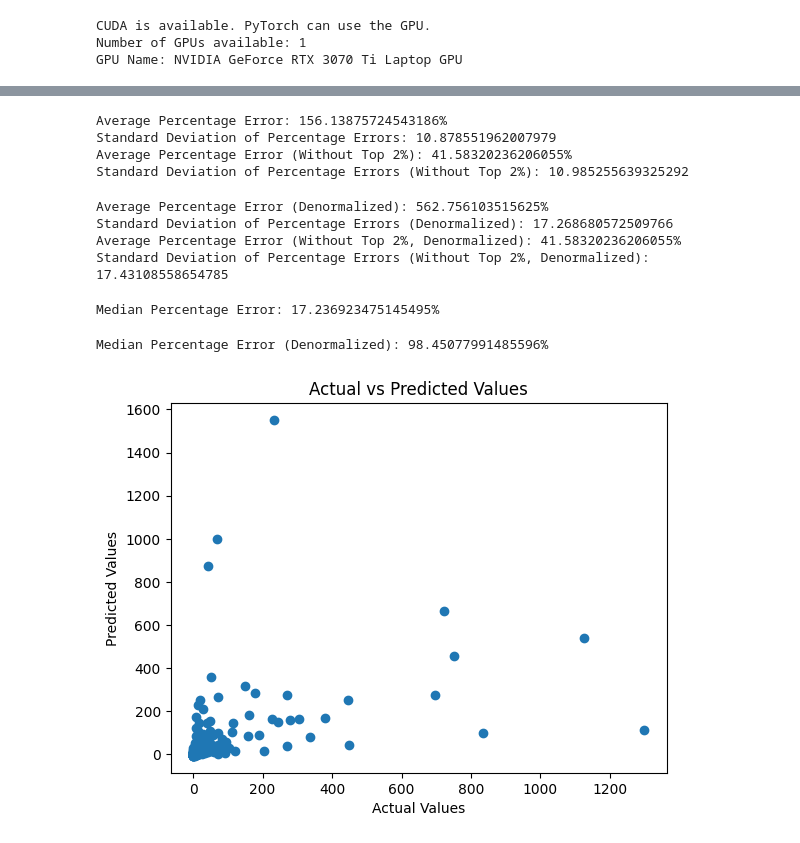
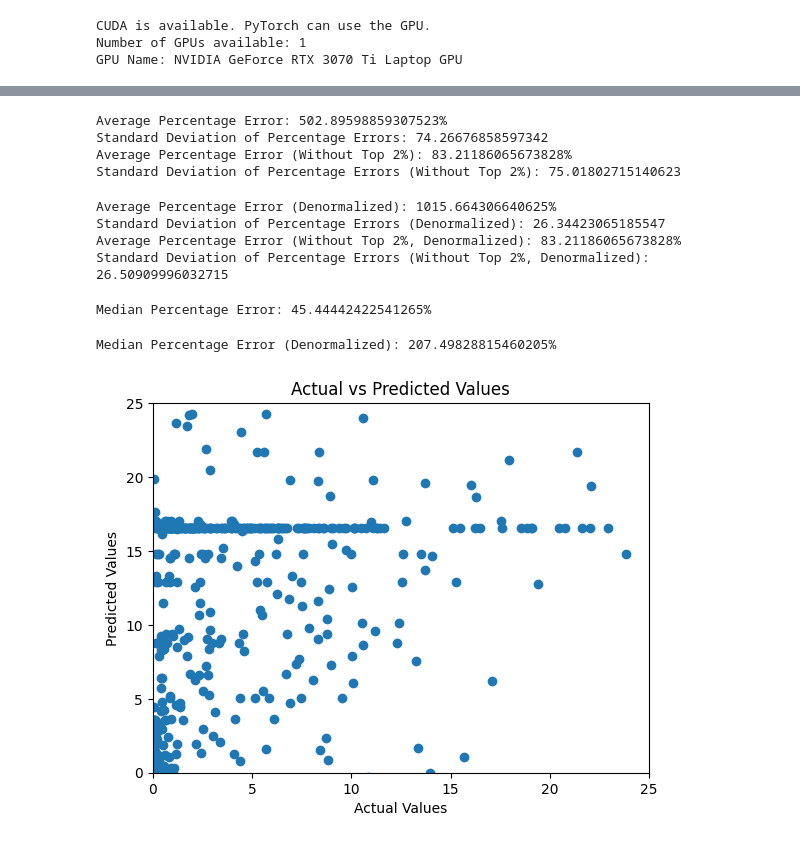
Before and after one commit to lukeyoffe/cs293n, a Jupyter notebook: model/lstm.ipynb, the cells around one changed output, grey strips where cells are left out. Drawn from its saved outputs; the diff is of its cells as text; code cells hidden in the pictures.

Commit message:
getting ready for total time experiments

```diff
--- a/model/lstm.ipynb
+++ b/model/lstm.ipynb
@@ -26,8 +26,8 @@ Number of GPUs available: 1
 GPU Name: NVIDIA GeForce RTX 3070 Ti Laptop GPU
 # %%
 # Load the tensors from the .pt files
-data_tensors = torch.load('data_tensors_10s_0.01s.pt')
-target_tensors = torch.load('target_tensors_10s_0.01s.pt')
+data_tensors = torch.load('data_tensors_1s_0.2s.pt')
+target_tensors = torch.load('target_tensors_1s_0.2s.pt')
 
 print("Data tensors and target tensors loaded successfully!")
 
@@ -98,20 +98,13 @@ criterion = nn.MSELoss()
 optimizer = optim.Adam(model.parameters(), lr=0.001)
 # %%
 # FILEPATH: /home/ziv/Desktop/coding/speedtest-research/cs293n/model/lstm.ipynb
-model.load_state_dict(torch.load('model_weights_10s_0.01s.pt'))
+# model.load_state_dict(torch.load('model_weights_10s_0.01s.pt'))
 
-# started with 75 epochs
-# up to 90 total
-# up to 215 total
-# up to 519 total
-# up to 526 total
-# up to 541 total
-# up to 580 total
-# finished 600 total
-num_epochs = 20
+num_epochs = 1_000
 
 model.train()
 with tqdm(total=num_epochs) as pbar:
+    prev_loss = float('inf')
     for epoch in range(num_epochs):
         total_loss = 0
         num_batches = 0
@@ -126,5 +119,12 @@ with tqdm(total=num_epochs) as pbar:
         average_loss = total_loss / num_batches
         pbar.set_description(f"Epoch {epoch+1}, Loss: {total_loss:.4f}")
         pbar.update(1)
+
+        # Check for convergence
+        if abs(prev_loss - average_loss) < 1e-3:
+            print("Model converged. Stopping iterations.")
+            break
+
+        prev_loss = average_loss
 # %%
 # save the weights of the model to a file
@@ -301,10 +301,10 @@ percentage_errors = percentage_errors[:-num_samples_to_remove]
 percentage_errors_std = np.std(percentage_errors)
 print(f"Standard Deviation of Percentage Errors (Without Top 2%): {percentage_errors_std}")
 # %% [output]
-Average Percentage Error: 156.13875724543186%
-Standard Deviation of Percentage Errors: 10.878551962007979
-Average Percentage Error (Without Top 2%): 41.58320236206055%
-Standard Deviation of Percentage Errors (Without Top 2%): 10.985255639325292
+Average Percentage Error: 502.89598859307523%
+Standard Deviation of Percentage Errors: 74.26676858597342
+Average Percentage Error (Without Top 2%): 83.21186065673828%
+Standard Deviation of Percentage Errors (Without Top 2%): 75.01802715140623
 # %%
 # calculate the average percentage error of the model for denormalized values
 total_percentage_error = 0
@@ -348,10 +348,10 @@ percentage_errors = percentage_errors[:-num_samples_to_remove]
 percentage_errors_std = np.std(percentage_errors)
 print(f"Standard Deviation of Percentage Errors (Without Top 2%, Denormalized): {percentage_errors_std}")
 # %% [output]
-Average Percentage Error (Denormalized): 562.756103515625%
-Standard Deviation of Percentage Errors (Denormalized): 17.268680572509766
-Average Percentage Error (Without Top 2%, Denormalized): 41.58320236206055%
-Standard Deviation of Percentage Errors (Without Top 2%, Denormalized): 17.43108558654785
+Average Percentage Error (Denormalized): 1015.664306640625%
+Standard Deviation of Percentage Errors (Denormalized): 26.34423065185547
+Average Percentage Error (Without Top 2%, Denormalized): 83.21186065673828%
+Standard Deviation of Percentage Errors (Without Top 2%, Denormalized): 26.50909996032715
 # %%
 # calculate the median percentage error of the model
 percentage_errors = []
@@ -367,7 +367,7 @@ for i in range(num_samples):
 median_percentage_error = np.median(percentage_errors) * 100
 print(f"Median Percentage Error: {median_percentage_error}%")
 # %% [output]
-Median Percentage Error: 17.236923475145495%
+Median Percentage Error: 45.44442422541265%
 # %%
 # calculate the median percentage error of the model for denormalized values
 percentage_errors = []
@@ -382,26 +382,26 @@ for i in range(num_samples):
 median_percentage_error = np.median(percentage_errors) * 100
 print(f"Median Percentage Error (Denormalized): {median_percentage_error}%")
 # %% [output]
-Median Percentage Error (Denormalized): 98.45077991485596%
+Median Percentage Error (Denormalized): 207.49828815460205%
 # %%
 # plot the denormalized values for the actual and predicted values on testing set
 
 import matplotlib.pyplot as plt
 
 actual_values = []
 predicted_values = []
 for i in range(num_samples):
     predicted_value = denormalize(model(test_data[i].unsqueeze(0)).item())
     actual_value = denormalize(test_targets[i].item())
     actual_values.append(actual_value)
     predicted_values.append(predicted_value)
 
 plt.scatter(actual_values, predicted_values)
 plt.xlabel("Actual Values")
 plt.ylabel("Predicted Values")
 plt.title("Actual vs Predicted Values")
-# plt.xlim(0, 25)
-# plt.ylim(0, 25)
+plt.xlim(0, 25)
+plt.ylim(0, 25)
 plt.show()
 # %% [output]
-[figure, old version]
+[figure, new version]
```
Also changed, not shown: parts of 10 cells of this notebook, 4 other files.
